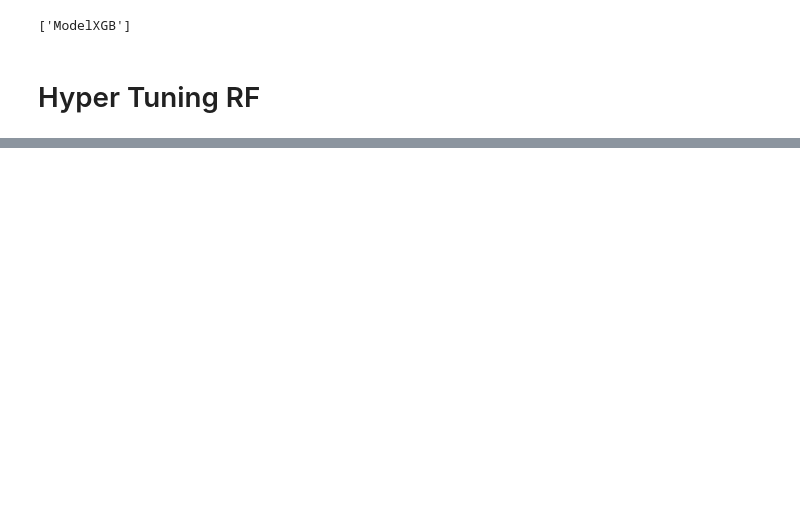
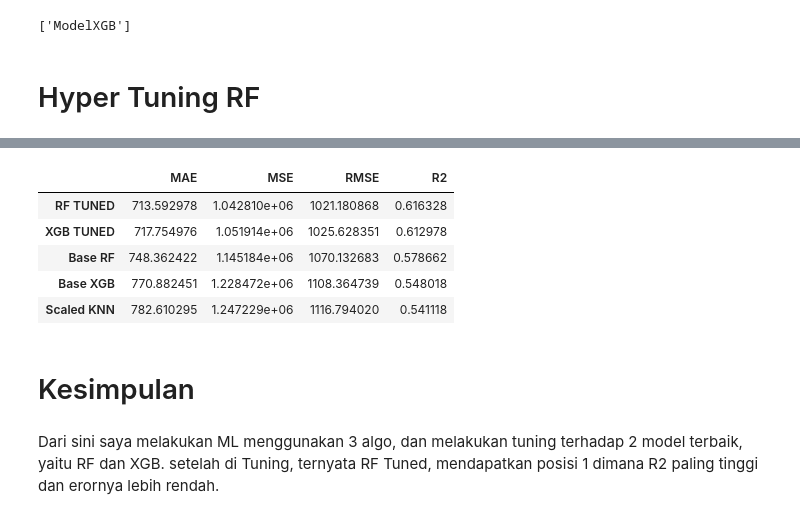
Before and after one commit to benayaadhi/Final_Project_JCDS, a Jupyter notebook: Big Mart Encode & ML.ipynb, the cells around one changed output, grey strips where cells are left out. Cells and saved outputs as stored; diff of their text form; code cells hidden in the pictures; blank space fills up the shorter version.

```diff
--- a/Big Mart Encode & ML.ipynb
+++ b/Big Mart Encode & ML.ipynb
@@ -382,0 +462,4 @@ RMSE_RF
+# %%
+model_scaled = KNeighborsRegressor()
+# %%
+model_scaled.fit(X_train,y_train)
@@ -382,0 +468,7 @@ RMSE_RF
+# %%
+pred_scaled = model_scaled.predict(X_test)
+# %%
+MAE_scaled = mean_absolute_error(y_test,pred_scaled)
+MSE_scaled = mean_squared_error(y_test,pred_scaled)
+RMSE_scaled = np.sqrt(MSE_scaled)
+R2_scaled = r2_score(y_test,pred_scaled)
@@ -410,0 +516,21 @@ KNN_Tuning.score(X_train,y_train)
+# %%
+datas = {
+    'Scaled KNN': [MAE_scaled,MSE_scaled,RMSE_scaled,R2_scaled],
+    'Base RF' : [MAE_rf,MSE_rf,RMSE_rf,r2_test_RF],
+    'Base XGB': [MAE_xgb,MSE_xgb,RMSE_xgb,r2_test_XGB],
+    'RF TUNED': [MAE_RF,MSE_RF,RMSE_RF,R2_RF],
+    'XGB TUNED': [MAE_XGB,MSE,rmse,R2_XGB_Tuned]
+
+}
+pd.DataFrame(data=datas, index=['MAE','MSE','RMSE','R2']).T.sort_values(by='R2',ascending=False)
+# %% [output]
+|  | MAE | MSE | RMSE | R2 |
+| RF TUNED | 713.592978 | 1.042810e+06 | 1021.180868 | 0.616328 |
+| XGB TUNED | 717.754976 | 1.051914e+06 | 1025.628351 | 0.612978 |
+| Base RF | 748.362422 | 1.145184e+06 | 1070.132683 | 0.578662 |
+| Base XGB | 770.882451 | 1.228472e+06 | 1108.364739 | 0.548018 |
+| Scaled KNN | 782.610295 | 1.247229e+06 | 1116.794020 | 0.541118 |
+# %% [markdown]
+# Kesimpulan
+# %% [markdown]
+Dari sini saya melakukan ML menggunakan 3 algo, dan melakukan tuning terhadap 2 model terbaik, yaitu RF dan XGB. setelah di Tuning, ternyata RF Tuned, mendapatkan posisi 1 dimana R2 paling tinggi dan erornya lebih rendah.
```
Also changed, not shown: parts of 64 cells of this notebook, 22 other files.
